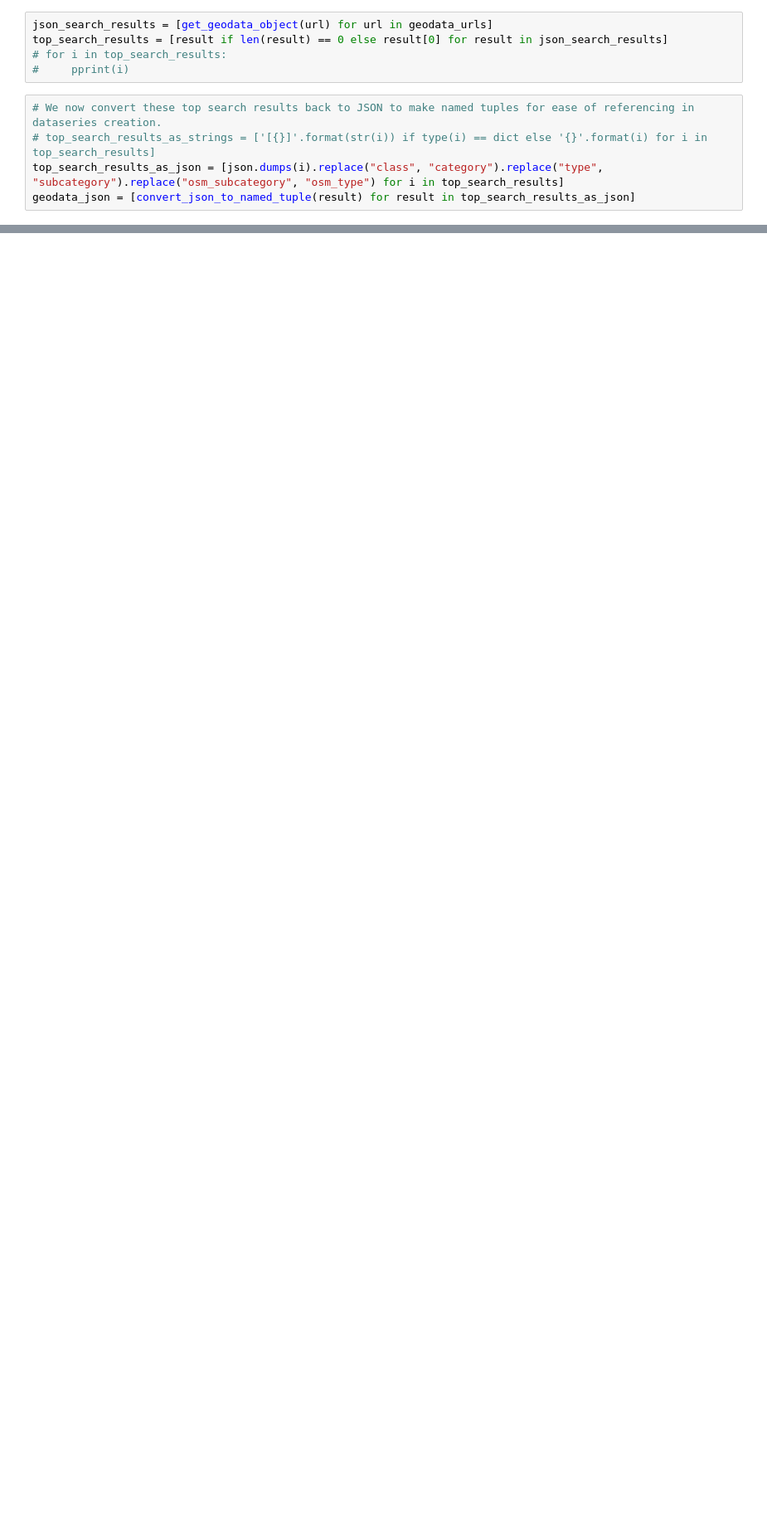
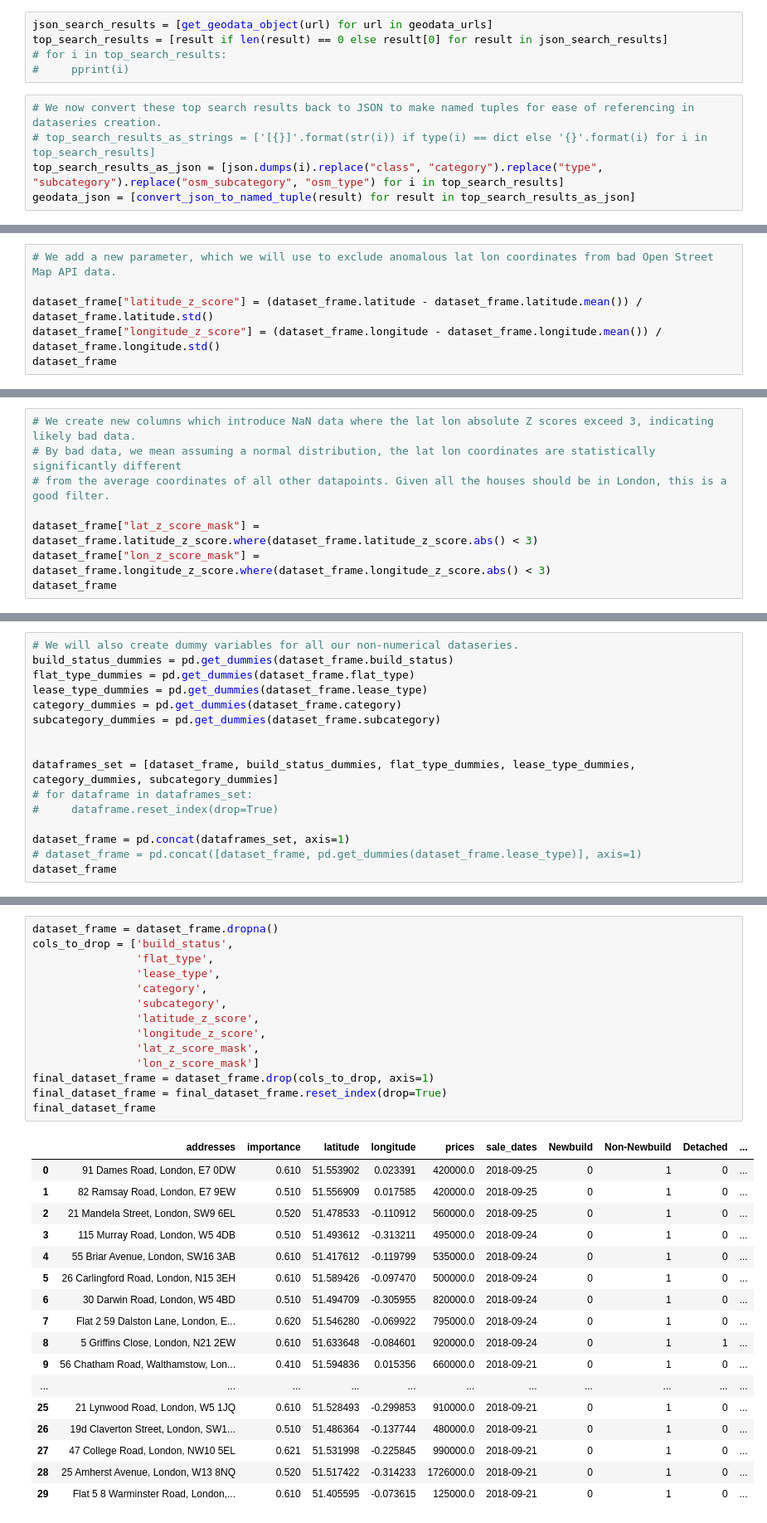
Before and after one commit to snagdy/web_scraping_ml_and_restful_api, a Jupyter notebook: scratchpads/web_scraping_scratch_pad.ipynb, the cells around one changed output, grey strips where cells are left out. Shown: that part at 83% size. Saved outputs shown, nothing was run; the diff lists cells and outputs as text; blank space fills up the shorter version.

Commit message:
Added dummy creation and sale date processing.

```diff
--- a/scratchpads/web_scraping_scratch_pad.ipynb
+++ b/scratchpads/web_scraping_scratch_pad.ipynb
@@ -129,0 +139,6 @@ https://nominatim.openstreetmap.org/search?q="83%20Ridge%20Road,%20London,%20N21
+# %%
+# We add a new parameter, which we will use to exclude anomalous lat lon coordinates from bad Open Street Map API data.
+
+dataset_frame["latitude_z_score"] = (dataset_frame.latitude - dataset_frame.latitude.mean()) / dataset_frame.latitude.std()
+dataset_frame["longitude_z_score"] = (dataset_frame.longitude - dataset_frame.longitude.mean()) / dataset_frame.longitude.std()
+dataset_frame
@@ -129,0 +163,8 @@ https://nominatim.openstreetmap.org/search?q="83%20Ridge%20Road,%20London,%20N21
+# %%
+# We create new columns which introduce NaN data where the lat lon absolute Z scores exceed 3, indicating likely bad data.
+# By bad data, we mean assuming a normal distribution, the lat lon coordinates are statistically significantly different
+# from the average coordinates of all other datapoints. Given all the houses should be in London, this is a good filter.
+
+dataset_frame["lat_z_score_mask"] = dataset_frame.latitude_z_score.where(dataset_frame.latitude_z_score.abs() < 3)
+dataset_frame["lon_z_score_mask"] = dataset_frame.longitude_z_score.where(dataset_frame.longitude_z_score.abs() < 3)
+dataset_frame
@@ -129,0 +189,16 @@ https://nominatim.openstreetmap.org/search?q="83%20Ridge%20Road,%20London,%20N21
+# %%
+# We will also create dummy variables for all our non-numerical dataseries.
+build_status_dummies = pd.get_dummies(dataset_frame.build_status)
+flat_type_dummies = pd.get_dummies(dataset_frame.flat_type)
+lease_type_dummies = pd.get_dummies(dataset_frame.lease_type)
+category_dummies = pd.get_dummies(dataset_frame.category)
+subcategory_dummies = pd.get_dummies(dataset_frame.subcategory)
+
+
+dataframes_set = [dataset_frame, build_status_dummies, flat_type_dummies, lease_type_dummies, category_dummies, subcategory_dummies]
+# for dataframe in dataframes_set:
+#     dataframe.reset_index(drop=True)
+
+dataset_frame = pd.concat(dataframes_set, axis=1)
+# dataset_frame = pd.concat([dataset_frame, pd.get_dummies(dataset_frame.lease_type)], axis=1)
+dataset_frame
@@ -129,0 +224,32 @@ https://nominatim.openstreetmap.org/search?q="83%20Ridge%20Road,%20London,%20N21
+# %%
+dataset_frame = dataset_frame.dropna()
+cols_to_drop = ['build_status',
+                'flat_type',
+                'lease_type',
+                'category',
+                'subcategory',
+                'latitude_z_score',
+                'longitude_z_score',
+                'lat_z_score_mask',
+                'lon_z_score_mask']
+final_dataset_frame = dataset_frame.drop(cols_to_drop, axis=1)
+final_dataset_frame = final_dataset_frame.reset_index(drop=True)
+final_dataset_frame
+# %% [output]
+|  | addresses | importance | latitude | longitude | prices | sale_dates | Newbuild | Non-Newbuild | Detached | ... |
+| 0 | 91 Dames Road, London, E7 0DW | 0.610 | 51.553902 | 0.023391 | 420000.0 | 2018-09-25 | 0 | 1 | 0 | ... |
+| 1 | 82 Ramsay Road, London, E7 9EW | 0.510 | 51.556909 | 0.017585 | 420000.0 | 2018-09-25 | 0 | 1 | 0 | ... |
+| 2 | 21 Mandela Street, London, SW9 6EL | 0.520 | 51.478533 | -0.110912 | 560000.0 | 2018-09-25 | 0 | 1 | 0 | ... |
+| 3 | 115 Murray Road, London, W5 4DB | 0.510 | 51.493612 | -0.313211 | 495000.0 | 2018-09-24 | 0 | 1 | 0 | ... |
+| 4 | 55 Briar Avenue, London, SW16 3AB | 0.610 | 51.417612 | -0.119799 | 535000.0 | 2018-09-24 | 0 | 1 | 0 | ... |
+| 5 | 26 Carlingford Road, London, N15 3EH | 0.610 | 51.589426 | -0.097470 | 500000.0 | 2018-09-24 | 0 | 1 | 0 | ... |
+| 6 | 30 Darwin Road, London, W5 4BD | 0.510 | 51.494709 | -0.305955 | 820000.0 | 2018-09-24 | 0 | 1 | 0 | ... |
+| 7 | Flat 2 59 Dalston Lane, London, E... | 0.620 | 51.546280 | -0.069922 | 795000.0 | 2018-09-24 | 0 | 1 | 0 | ... |
+| 8 | 5 Griffins Close, London, N21 2EW | 0.610 | 51.633648 | -0.084601 | 920000.0 | 2018-09-24 | 0 | 1 | 1 | ... |
+| 9 | 56 Chatham Road, Walthamstow, Lon... | 0.410 | 51.594836 | 0.015356 | 660000.0 | 2018-09-21 | 0 | 1 | 0 | ... |
+| ... | ... | ... | ... | ... | ... | ... | ... | ... | ... | ... |
+| 25 | 21 Lynwood Road, London, W5 1JQ | 0.610 | 51.528493 | -0.299853 | 910000.0 | 2018-09-21 | 0 | 1 | 0 | ... |
+| 26 | 19d Claverton Street, London, SW1... | 0.510 | 51.486364 | -0.137744 | 480000.0 | 2018-09-21 | 0 | 1 | 0 | ... |
+| 27 | 47 College Road, London, NW10 5EL | 0.621 | 51.531998 | -0.225845 | 990000.0 | 2018-09-21 | 0 | 1 | 0 | ... |
+| 28 | 25 Amherst Avenue, London, W13 8NQ | 0.520 | 51.517422 | -0.314233 | 1726000.0 | 2018-09-21 | 0 | 1 | 0 | ... |
+| 29 | Flat 5 8 Warminster Road, London,... | 0.610 | 51.405595 | -0.073615 | 125000.0 | 2018-09-21 | 0 | 1 | 0 | ... |
```
Also changed, not shown: parts of 13 cells of this notebook.
